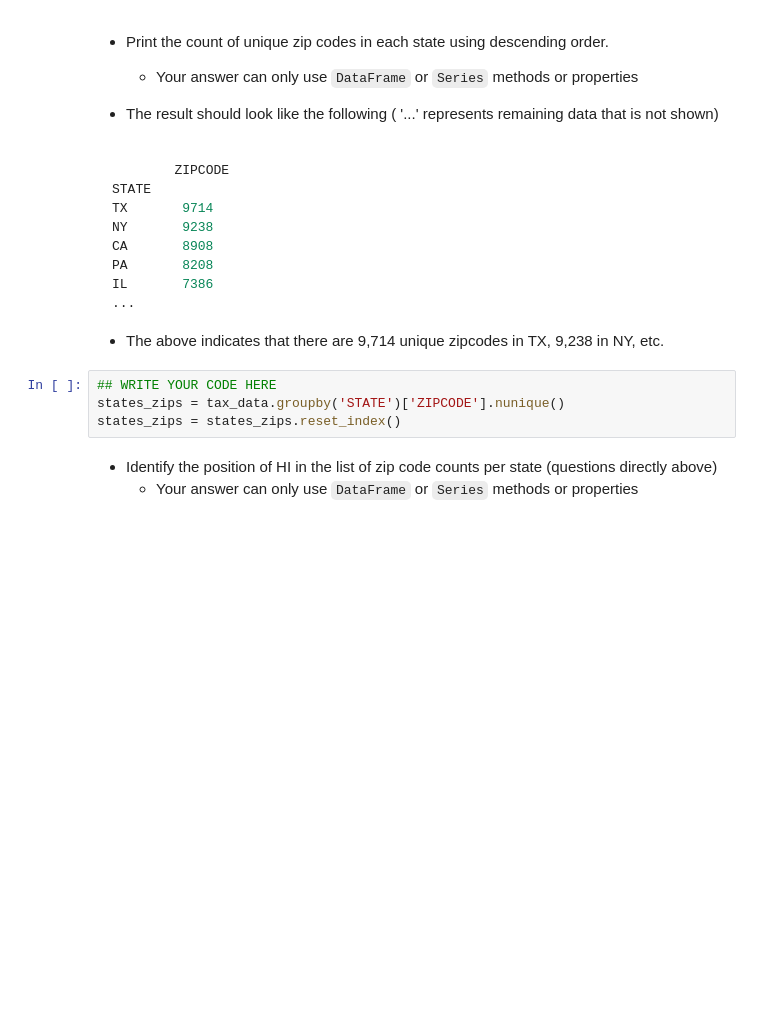
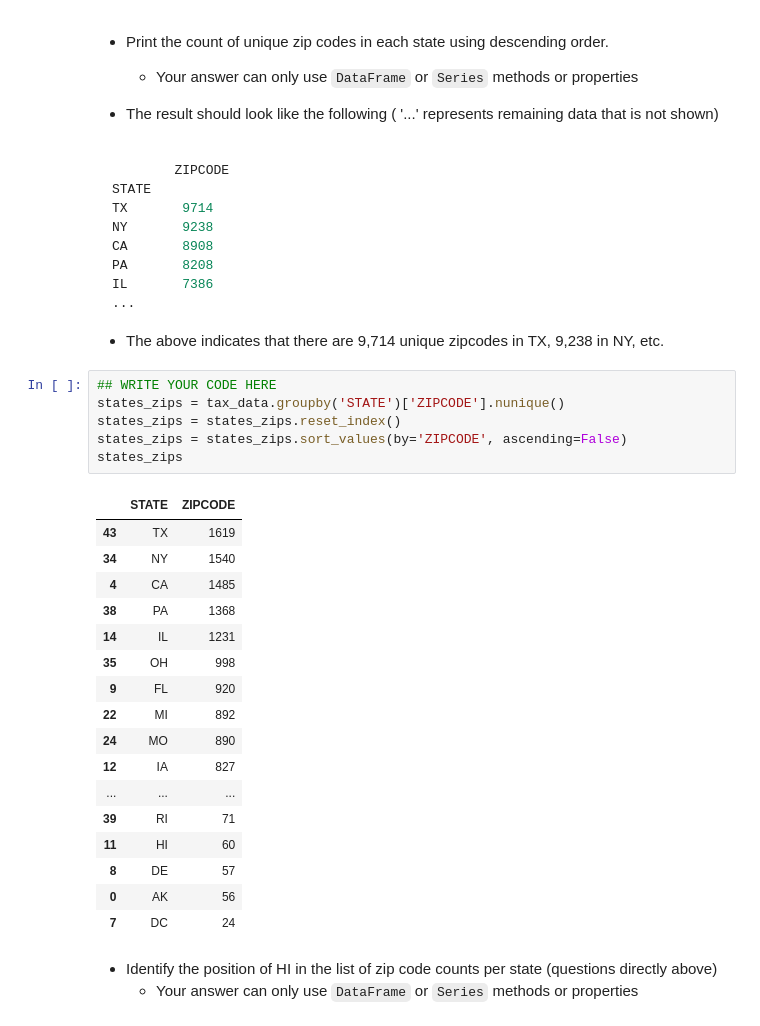
Before and after one commit to ebruffey/ics434, a Jupyter notebook: assignments/data-wrangling-ebruffey/Assignment_1.ipynb, the cells around one changed output. Cells and saved outputs as stored; diff of their text form; blank space fills up the shorter version.

```diff
--- a/assignments/data-wrangling-ebruffey/Assignment_1.ipynb
+++ b/assignments/data-wrangling-ebruffey/Assignment_1.ipynb
@@ -175,7 +175,27 @@ IL	     7386
 # %%
 ## WRITE YOUR CODE HERE
 states_zips = tax_data.groupby('STATE')['ZIPCODE'].nunique()
 states_zips = states_zips.reset_index()
+states_zips = states_zips.sort_values(by='ZIPCODE', ascending=False)
+states_zips
+# %% [output]
+|  | STATE | ZIPCODE |
+| 43 | TX | 1619 |
+| 34 | NY | 1540 |
+| 4 | CA | 1485 |
+| 38 | PA | 1368 |
+| 14 | IL | 1231 |
+| 35 | OH | 998 |
+| 9 | FL | 920 |
+| 22 | MI | 892 |
+| 24 | MO | 890 |
+| 12 | IA | 827 |
+| ... | ... | ... |
+| 39 | RI | 71 |
+| 11 | HI | 60 |
+| 8 | DE | 57 |
+| 0 | AK | 56 |
+| 7 | DC | 24 |
 # %% [markdown]
 - Identify the position of HI in the list of zip code counts per state (questions directly above)
   - Your answer can only use `DataFrame` or `Series` methods or properties
```
Also changed, not shown: parts of 22 cells of this notebook, 3 other files.
